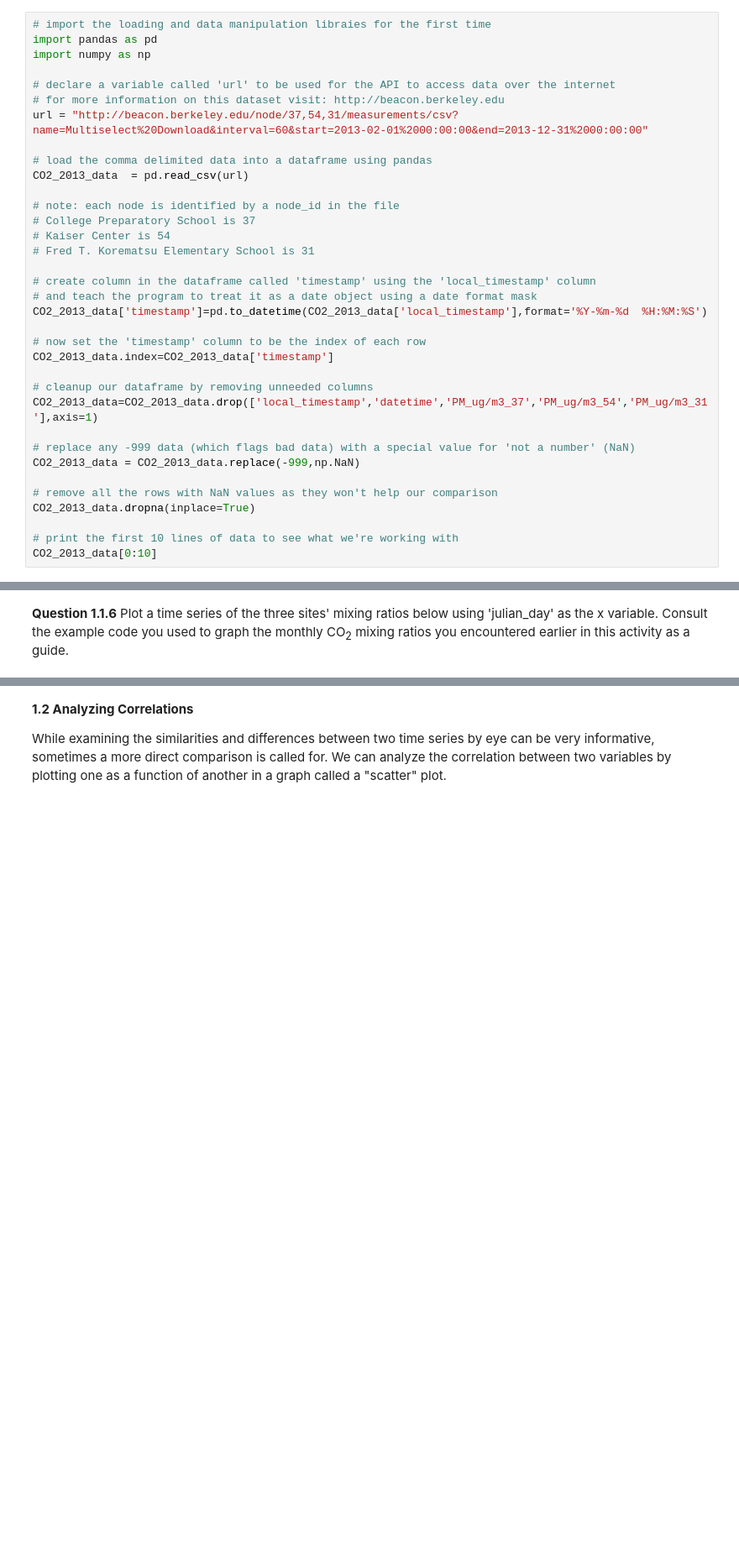
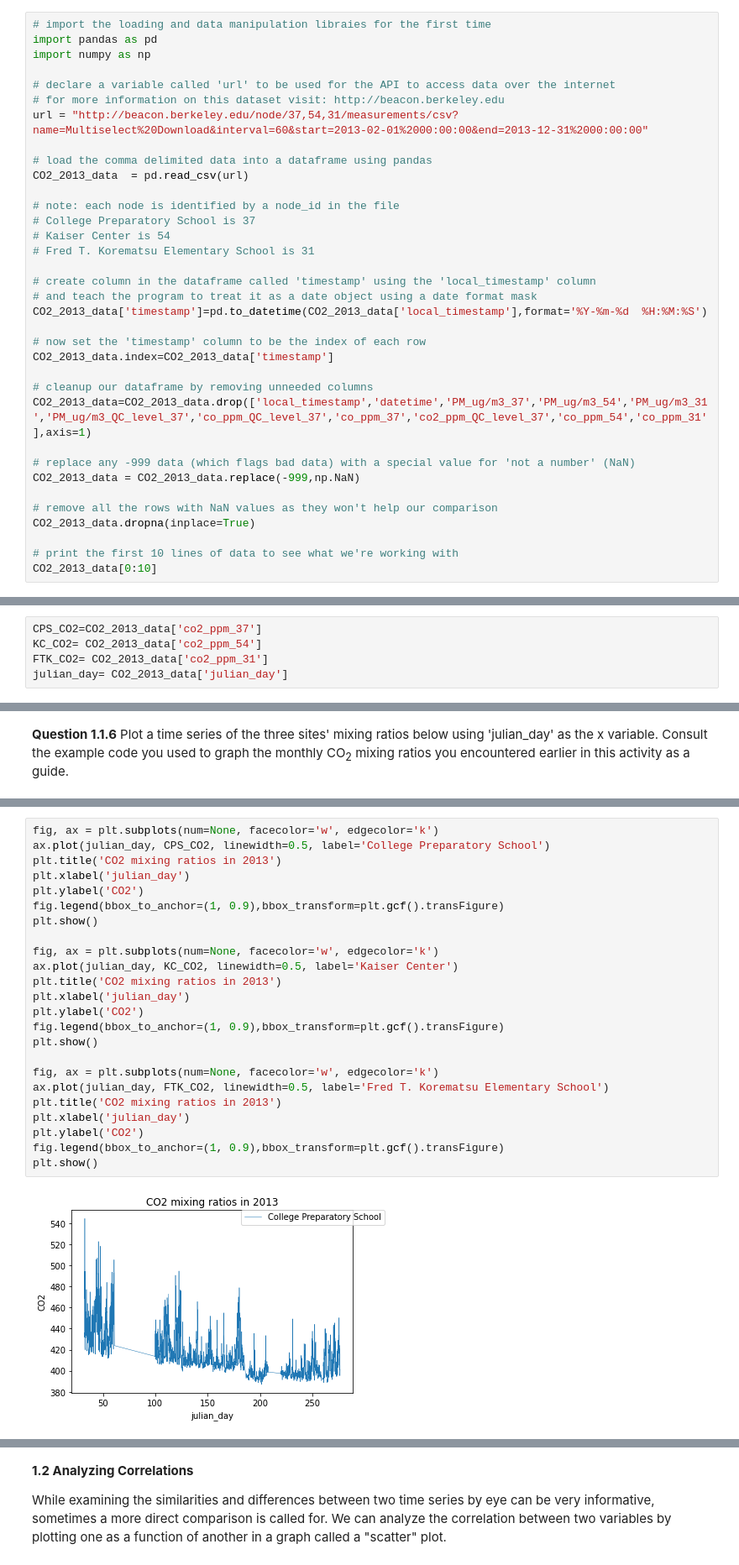
Before and after one commit to qdzhu/ACES, a Jupyter notebook: 1_atmospheric_vocabulary_studentversion.ipynb, the cells around one changed output, grey strips where cells are left out. Shown at 84% size. Cells and saved outputs as stored; diff of their text form; blank space fills up the shorter version.

```diff
--- a/1_atmospheric_vocabulary_studentversion.ipynb
+++ b/1_atmospheric_vocabulary_studentversion.ipynb
@@ -96,7 +117,7 @@ CO2_2013_data['timestamp']=pd.to_datetime(CO2_2013_data['local_timestamp'],forma
 CO2_2013_data.index=CO2_2013_data['timestamp']
 
 # cleanup our dataframe by removing unneeded columns
-CO2_2013_data=CO2_2013_data.drop(['local_timestamp','datetime','PM_ug/m3_37','PM_ug/m3_54','PM_ug/m3_31'],axis=1)
+CO2_2013_data=CO2_2013_data.drop(['local_timestamp','datetime','PM_ug/m3_37','PM_ug/m3_54','PM_ug/m3_31','PM_ug/m3_QC_level_37','co_ppm_QC_level_37','co_ppm_37','co2_ppm_QC_level_37','co_ppm_54','co_ppm_31'],axis=1)
 
 # replace any -999 data (which flags bad data) with a special value for 'not a number' (NaN)
 CO2_2013_data = CO2_2013_data.replace(-999,np.NaN)
@@ -120,3 +149,8 @@ julian_day= ## ENTER CODE HERE TO EXTRACT JULIAN DAY VALUES
+# %%
+CPS_CO2=CO2_2013_data['co2_ppm_37']
+KC_CO2= CO2_2013_data['co2_ppm_54']
+FTK_CO2= CO2_2013_data['co2_ppm_31']
+julian_day= CO2_2013_data['julian_day']
 # %% [markdown]
 Note: Julian day is a common timestamping convention in which the portion to the left of the decimal tells you the day of the year and the portion to the right of the decimal tells you the fraction of said day that has elapsed. A julian_day = 3.5, for example, would coincide to noon on 3 January, while julian_day = 218.25 would correspond to 6am on 6 August (in a non-leap year).
 
@@ -127,0 +160,26 @@ A helpful table of Julian day values can be found [here](https://landweb.modaps.
+# %%
+fig, ax = plt.subplots(num=None, facecolor='w', edgecolor='k')
+ax.plot(julian_day, CPS_CO2, linewidth=0.5, label='College Preparatory School')
+plt.title('CO2 mixing ratios in 2013')
+plt.xlabel('julian_day')
+plt.ylabel('CO2')
+fig.legend(bbox_to_anchor=(1, 0.9),bbox_transform=plt.gcf().transFigure)
+plt.show()
+
+fig, ax = plt.subplots(num=None, facecolor='w', edgecolor='k')
+ax.plot(julian_day, KC_CO2, linewidth=0.5, label='Kaiser Center')
+plt.title('CO2 mixing ratios in 2013')
+plt.xlabel('julian_day')
+plt.ylabel('CO2')
+fig.legend(bbox_to_anchor=(1, 0.9),bbox_transform=plt.gcf().transFigure)
+plt.show()
+
+fig, ax = plt.subplots(num=None, facecolor='w', edgecolor='k')
+ax.plot(julian_day, FTK_CO2, linewidth=0.5, label='Fred T. Korematsu Elementary School')
+plt.title('CO2 mixing ratios in 2013')
+plt.xlabel('julian_day')
+plt.ylabel('CO2')
+fig.legend(bbox_to_anchor=(1, 0.9),bbox_transform=plt.gcf().transFigure)
+plt.show()
+# %% [output]
+[figure, added]
```
Also changed, not shown: parts of 44 cells of this notebook.
